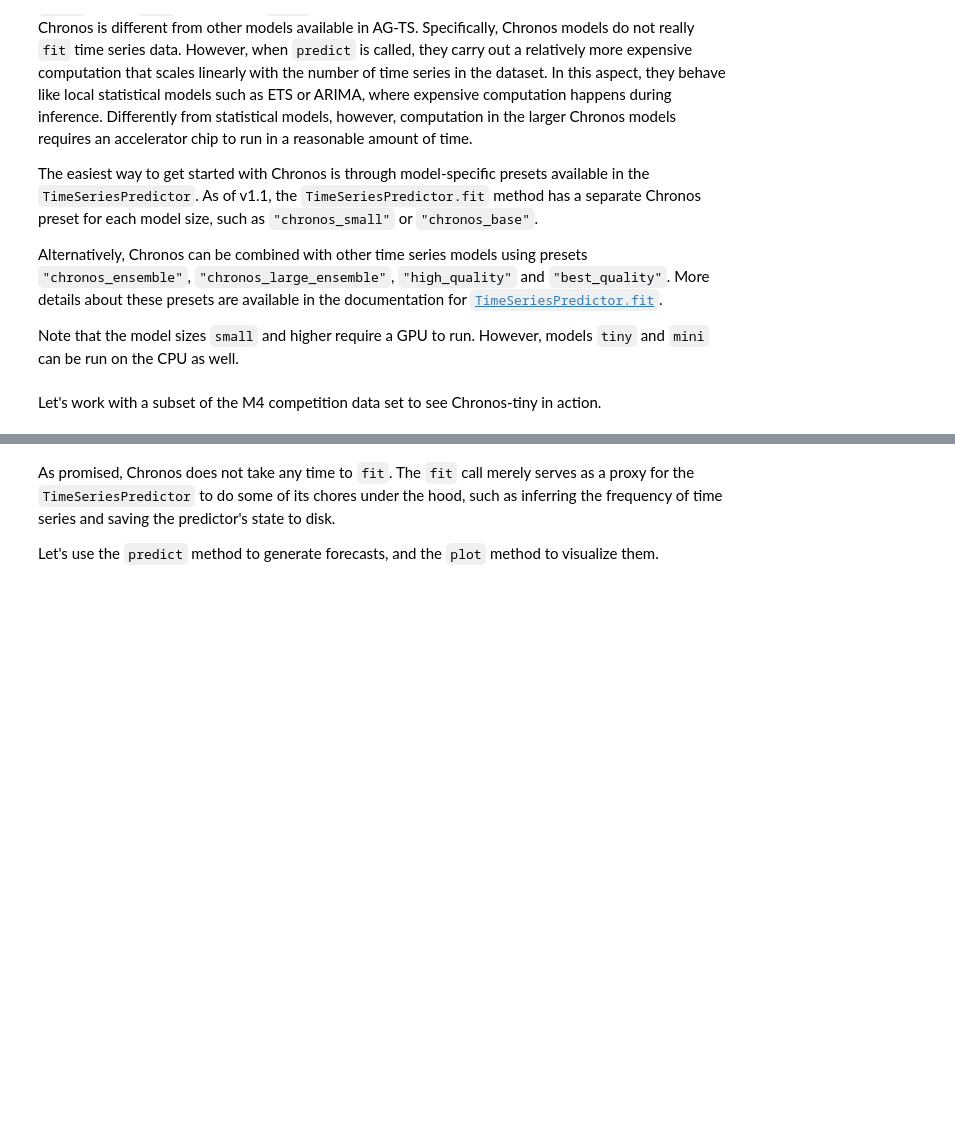
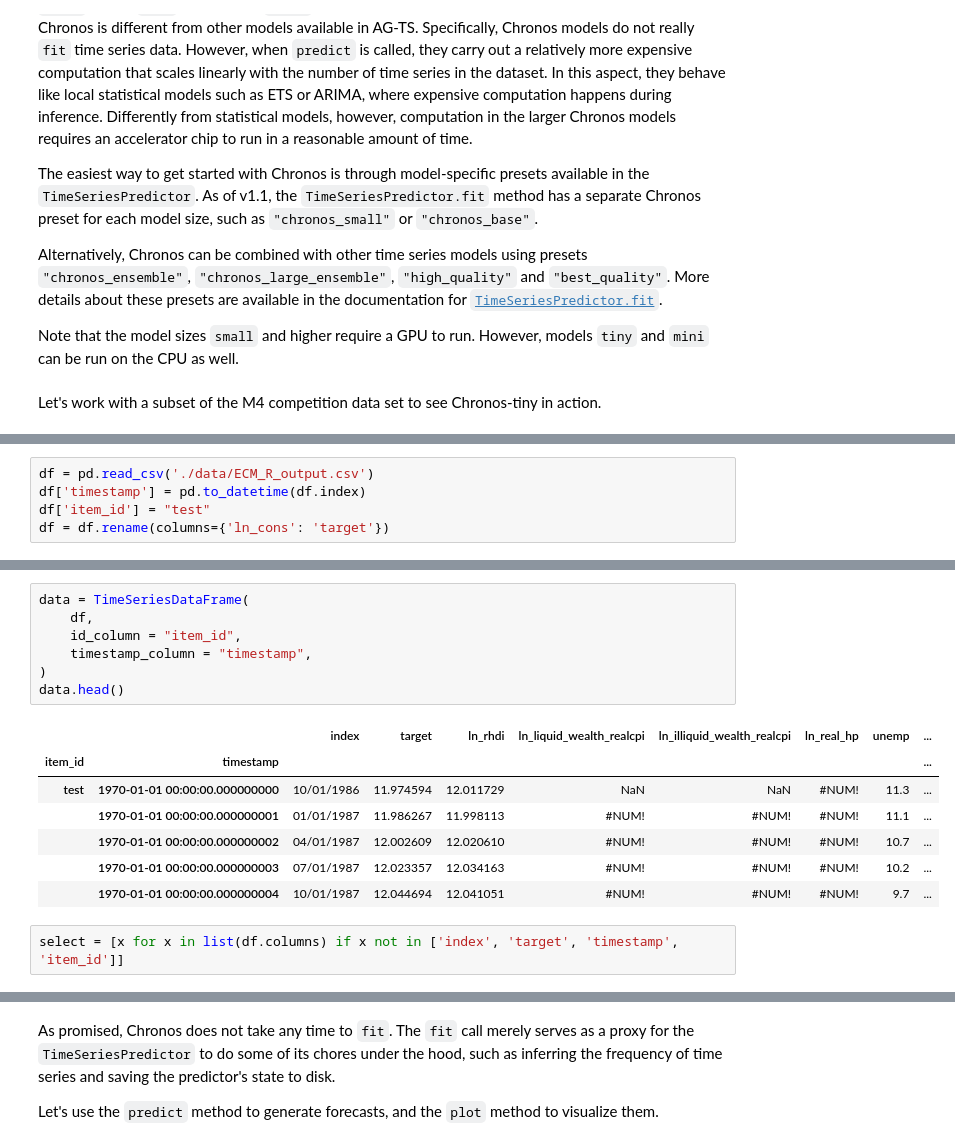
Before and after one commit to machinelearnear/sample-notebooks-causal-inference-ts-forecasting, a Jupyter notebook: notebooks-ts-forecasting/forecasting_chronos.ipynb, the cells around one changed output, grey strips where cells are left out. Drawn from its saved outputs; the diff is of its cells as text; blank space fills up the shorter version.

```diff
--- a/notebooks-ts-forecasting/forecasting_chronos.ipynb
+++ b/notebooks-ts-forecasting/forecasting_chronos.ipynb
@@ -53,0 +37,5 @@ data.head()
+# %%
+df = pd.read_csv('./data/ECM_R_output.csv')
+df['timestamp'] = pd.to_datetime(df.index)
+df['item_id'] = "test"
+df = df.rename(columns={'ln_cons': 'target'})
@@ -54,3 +51,20 @@ data.head()
+# %%
+data = TimeSeriesDataFrame(
+    df,
+    id_column = "item_id",
+    timestamp_column = "timestamp",
+)
+data.head()
+# %% [output]
+|  |  | index | target | ln_rhdi | ln_liquid_wealth_realcpi | ln_illiquid_wealth_realcpi | ln_real_hp | unemp | ... |
+| item_id | timestamp |  |  |  |  |  |  |  | ... |
+| test | 1970-01-01 00:00:00.000000000 | 10/01/1986 | 11.974594 | 12.011729 | NaN | NaN | #NUM! | 11.3 | ... |
+|  | 1970-01-01 00:00:00.000000001 | 01/01/1987 | 11.986267 | 11.998113 | #NUM! | #NUM! | #NUM! | 11.1 | ... |
+|  | 1970-01-01 00:00:00.000000002 | 04/01/1987 | 12.002609 | 12.020610 | #NUM! | #NUM! | #NUM! | 10.7 | ... |
+|  | 1970-01-01 00:00:00.000000003 | 07/01/1987 | 12.023357 | 12.034163 | #NUM! | #NUM! | #NUM! | 10.2 | ... |
+|  | 1970-01-01 00:00:00.000000004 | 10/01/1987 | 12.044694 | 12.041051 | #NUM! | #NUM! | #NUM! | 9.7 | ... |
+# %%
+select = [x for x in list(df.columns) if x not in ['index', 'target', 'timestamp', 'item_id']]
 # %%
 prediction_length = 24
 train_data, test_data = data.train_test_split(prediction_length)
```
Also changed, not shown: parts of 8 cells of this notebook, 1 other file.
